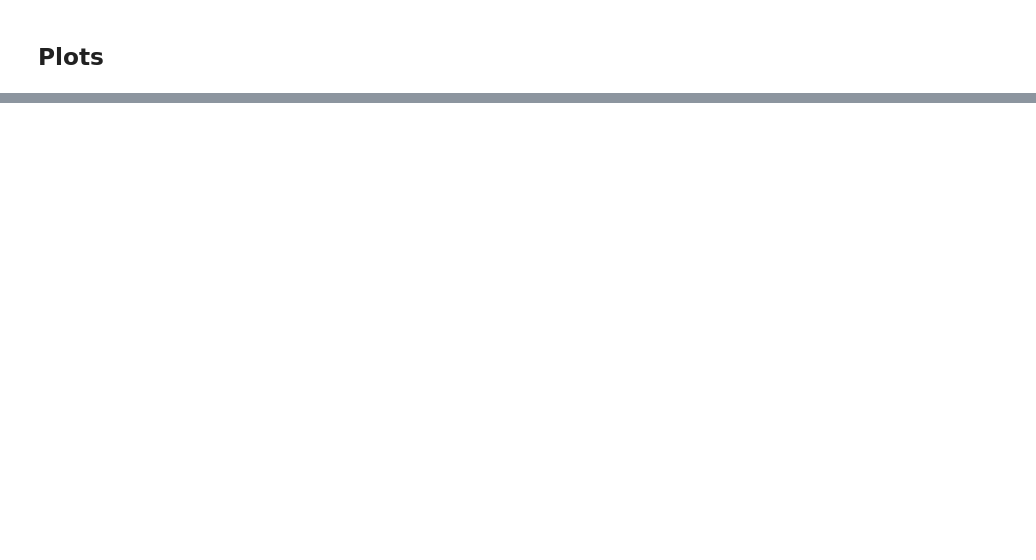
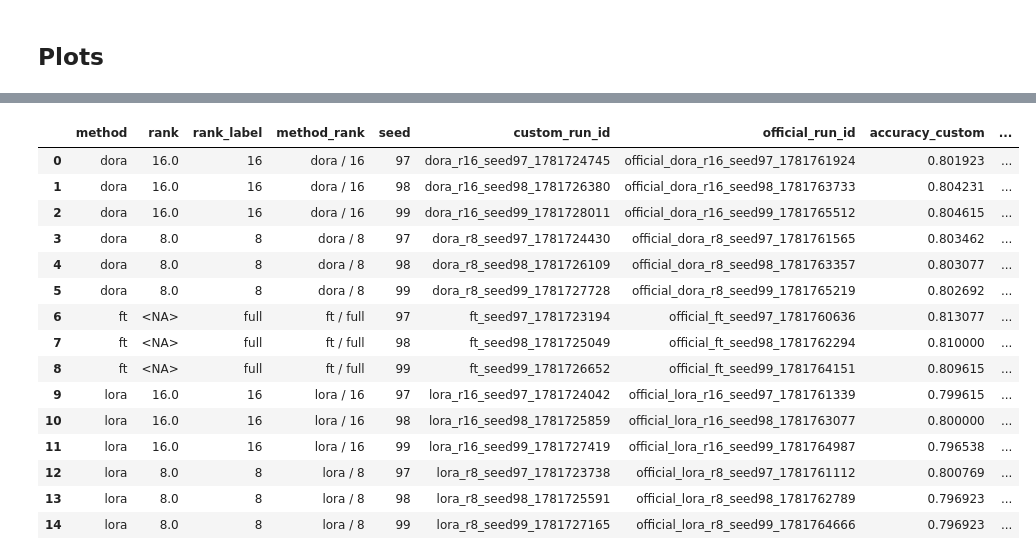
Before and after one commit to 3ChuBeDan/PEFT-from-scartch, a Jupyter notebook: notebooks/phobert_official_peft_benchmark.ipynb, the cells around one changed output, grey strips where cells are left out. Cells and saved outputs as stored; diff of their text form; code cells hidden in the pictures; blank space fills up the shorter version.

Commit message:
Result và new objective_writing

```diff
--- a/notebooks/phobert_official_peft_benchmark.ipynb
+++ b/notebooks/phobert_official_peft_benchmark.ipynb
@@ -412,0 +442,71 @@ else:
+# %%
+CUSTOM_RESULTS = ROOT / 'results' / 'benchmark_results_2.csv'
+OFFICIAL_RESULTS = ROOT / 'results' / 'offical_benchmark_result.csv'
+COMPARISON_RESULTS = ROOT / 'results' / 'official_vs_custom_comparison.csv'
+SUMMARY_RESULTS = ROOT / 'results' / 'official_vs_custom_summary.csv'
+
+custom_df = pd.read_csv(CUSTOM_RESULTS)
+official_df = pd.read_csv(OFFICIAL_RESULTS)
+assert list(custom_df.columns) == list(official_df.columns), 'Custom and official result schemas differ.'
+
+PAIR_KEYS = ['method', 'rank_key', 'seed']
+for frame in [custom_df, official_df]:
+    frame['rank_key'] = frame['rank'].fillna(-1)
+    frame['rank_label'] = frame['rank'].apply(lambda value: 'full' if pd.isna(value) else str(int(value)))
+    frame['method_rank'] = frame['method'] + ' / ' + frame['rank_label']
+
+custom_renamed = custom_df.rename(columns={column: f'{column}_custom' for column in custom_df.columns if column not in PAIR_KEYS})
+official_renamed = official_df.rename(columns={column: f'{column}_official' for column in official_df.columns if column not in PAIR_KEYS})
+paired_df = custom_renamed.merge(official_renamed, on=PAIR_KEYS, how='outer', indicator=True)
+assert (paired_df['_merge'] == 'both').all(), paired_df['_merge'].value_counts().to_dict()
+assert len(paired_df) == 15, f'Expected 15 paired runs, got {len(paired_df)}'
+
+# Bring back readable shared keys.
+paired_df['rank'] = paired_df['rank_key'].replace(-1, pd.NA)
+paired_df['rank_label'] = paired_df['rank_label_custom']
+paired_df['method_rank'] = paired_df['method_rank_custom']
+paired_df['custom_run_id'] = paired_df['run_id_custom']
+paired_df['official_run_id'] = paired_df['run_id_official']
+
+METRICS = [
+    'accuracy', 'macro_f1', 'weighted_f1',
+    'trainable_params', 'total_params', 'trainable_percent',
+    'train_time_sec', 'peak_vram_mb', 'checkpoint_size_mb',
+]
+for metric in METRICS:
+    paired_df[f'{metric}_delta'] = paired_df[f'{metric}_official'] - paired_df[f'{metric}_custom']
+    paired_df[f'{metric}_pct_delta'] = paired_df[f'{metric}_delta'] / paired_df[f'{metric}_custom'].replace(0, pd.NA) * 100
+
+OUTPUT_COLUMNS = [
+    'method', 'rank', 'rank_label', 'method_rank', 'seed', 'custom_run_id', 'official_run_id',
+]
+for metric in METRICS:
+    OUTPUT_COLUMNS.extend([f'{metric}_custom', f'{metric}_official', f'{metric}_delta', f'{metric}_pct_delta'])
+comparison_df = paired_df[OUTPUT_COLUMNS].sort_values(['method', 'rank_label', 'seed']).reset_index(drop=True)
+
+summary_aggs = {}
+for metric in METRICS:
+    summary_aggs[f'{metric}_custom_mean'] = (f'{metric}_custom', 'mean')
+    summary_aggs[f'{metric}_official_mean'] = (f'{metric}_official', 'mean')
+    summary_aggs[f'{metric}_delta_mean'] = (f'{metric}_delta', 'mean')
+    summary_aggs[f'{metric}_delta_std'] = (f'{metric}_delta', 'std')
+summary_df = (
+    comparison_df.groupby(['method', 'rank_label', 'method_rank'], dropna=False)
+    .agg(**summary_aggs, runs=('seed', 'count'))
+    .reset_index()
+    .sort_values(['method', 'rank_label'])
+)
+
+assert len(summary_df) == 5, f'Expected 5 method/rank groups, got {len(summary_df)}'
+assert not comparison_df[[f'{metric}_delta' for metric in METRICS]].isna().all().all(), 'All deltas are null.'
+if not (comparison_df['trainable_params_delta'] == 0).all():
+    print('Warning: trainable_params differs for at least one paired run.')
+
+COMPARISON_RESULTS.parent.mkdir(parents=True, exist_ok=True)
+comparison_df.to_csv(COMPARISON_RESULTS, index=False)
+summary_df.to_csv(SUMMARY_RESULTS, index=False)
+print(f'Wrote {len(comparison_df)} paired rows to {COMPARISON_RESULTS}')
+print(f'Wrote {len(summary_df)} summary rows to {SUMMARY_RESULTS}')
+display(comparison_df)
+display(summary_df)
+# %% [output]
@@ -412,0 +515,16 @@ else:
+|  | method | rank | rank_label | method_rank | seed | custom_run_id | official_run_id | accuracy_custom | ... |
+| 0 | dora | 16.0 | 16 | dora / 16 | 97 | dora_r16_seed97_1781724745 | official_dora_r16_seed97_1781761924 | 0.801923 | ... |
+| 1 | dora | 16.0 | 16 | dora / 16 | 98 | dora_r16_seed98_1781726380 | official_dora_r16_seed98_1781763733 | 0.804231 | ... |
+| 2 | dora | 16.0 | 16 | dora / 16 | 99 | dora_r16_seed99_1781728011 | official_dora_r16_seed99_1781765512 | 0.804615 | ... |
+| 3 | dora | 8.0 | 8 | dora / 8 | 97 | dora_r8_seed97_1781724430 | official_dora_r8_seed97_1781761565 | 0.803462 | ... |
+| 4 | dora | 8.0 | 8 | dora / 8 | 98 | dora_r8_seed98_1781726109 | official_dora_r8_seed98_1781763357 | 0.803077 | ... |
+| 5 | dora | 8.0 | 8 | dora / 8 | 99 | dora_r8_seed99_1781727728 | official_dora_r8_seed99_1781765219 | 0.802692 | ... |
+| 6 | ft | <NA> | full | ft / full | 97 | ft_seed97_1781723194 | official_ft_seed97_1781760636 | 0.813077 | ... |
+| 7 | ft | <NA> | full | ft / full | 98 | ft_seed98_1781725049 | official_ft_seed98_1781762294 | 0.810000 | ... |
+| 8 | ft | <NA> | full | ft / full | 99 | ft_seed99_1781726652 | official_ft_seed99_1781764151 | 0.809615 | ... |
+| 9 | lora | 16.0 | 16 | lora / 16 | 97 | lora_r16_seed97_1781724042 | official_lora_r16_seed97_1781761339 | 0.799615 | ... |
+| 10 | lora | 16.0 | 16 | lora / 16 | 98 | lora_r16_seed98_1781725859 | official_lora_r16_seed98_1781763077 | 0.800000 | ... |
+| 11 | lora | 16.0 | 16 | lora / 16 | 99 | lora_r16_seed99_1781727419 | official_lora_r16_seed99_1781764987 | 0.796538 | ... |
+| 12 | lora | 8.0 | 8 | lora / 8 | 97 | lora_r8_seed97_1781723738 | official_lora_r8_seed97_1781761112 | 0.800769 | ... |
+| 13 | lora | 8.0 | 8 | lora / 8 | 98 | lora_r8_seed98_1781725591 | official_lora_r8_seed98_1781762789 | 0.796923 | ... |
+| 14 | lora | 8.0 | 8 | lora / 8 | 99 | lora_r8_seed99_1781727165 | official_lora_r8_seed99_1781764666 | 0.796923 | ... |
```
Also changed, not shown: parts of 6 cells of this notebook, 20 other files.
